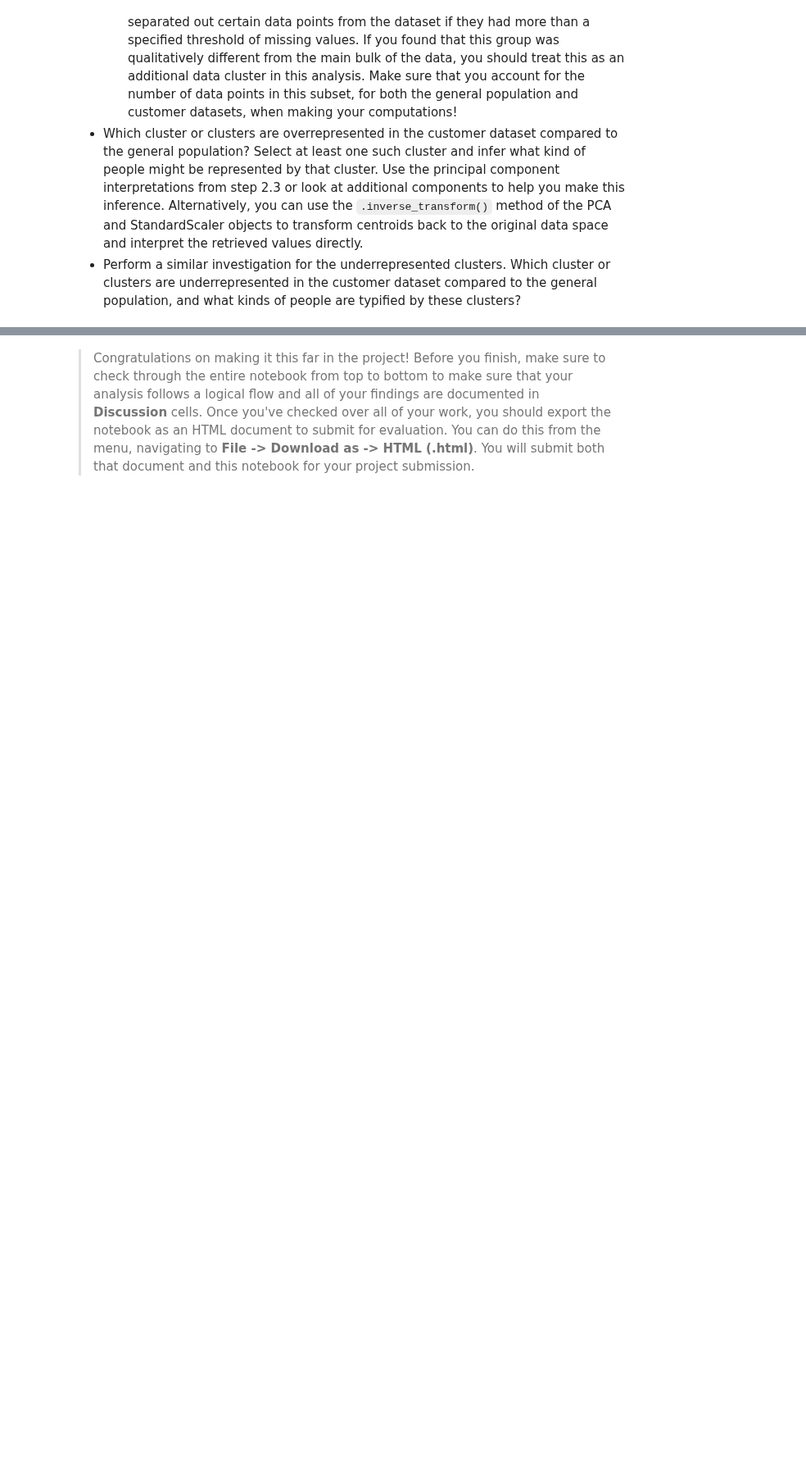
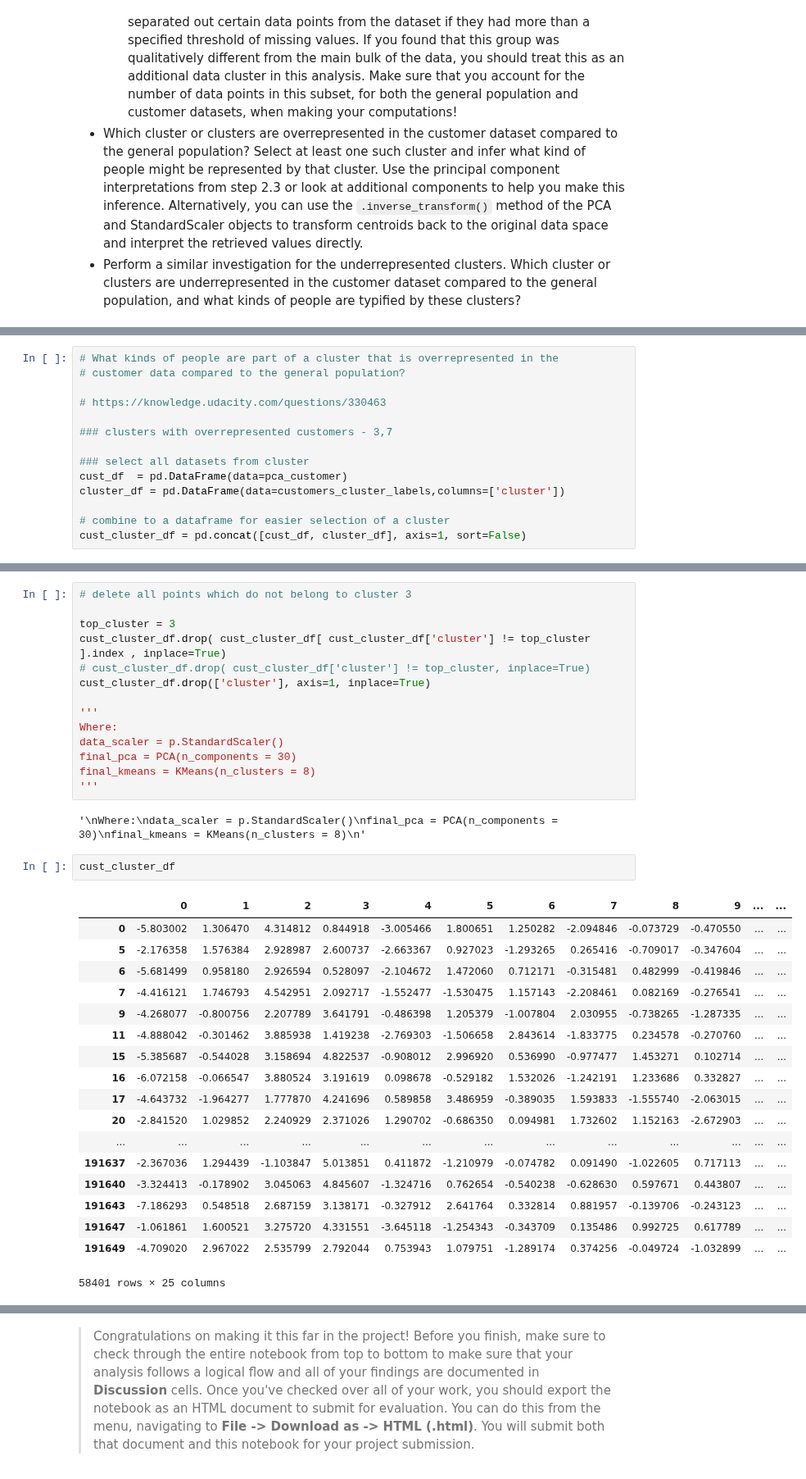
Before and after one commit to samthegolden/DSND_Term1, a Jupyter notebook: projects/p3_/Identify_Customer_Segments.ipynb, the cells around one changed output, grey strips where cells are left out. Shown at 82% size. Saved outputs shown, nothing was run; the diff lists cells and outputs as text; blank space fills up the shorter version.

```diff
--- a/projects/p3_/Identify_Customer_Segments.ipynb
+++ b/projects/p3_/Identify_Customer_Segments.ipynb
@@ -1539,0 +1687,14 @@ final_kmeans = KMeans(n_clusters = 8)
+# %%
+# What kinds of people are part of a cluster that is overrepresented in the
+# customer data compared to the general population?
+
+# https://knowledge.udacity.com/questions/330463
+
+### clusters with overrepresented customers - 3,7
+
+### select all datasets from cluster
+cust_df  = pd.DataFrame(data=pca_customer)
+cluster_df = pd.DataFrame(data=customers_cluster_labels,columns=['cluster'])
+
+# combine to a dataframe for easier selection of a cluster
+cust_cluster_df = pd.concat([cust_df, cluster_df], axis=1, sort=False)
@@ -1539,0 +1717,37 @@ final_kmeans = KMeans(n_clusters = 8)
+# %%
+# delete all points which do not belong to cluster 3
+
+top_cluster = 3
+cust_cluster_df.drop( cust_cluster_df[ cust_cluster_df['cluster'] != top_cluster ].index , inplace=True)
+# cust_cluster_df.drop( cust_cluster_df['cluster'] != top_cluster, inplace=True)
+cust_cluster_df.drop(['cluster'], axis=1, inplace=True)
+
+'''
+Where:
+data_scaler = p.StandardScaler()
+final_pca = PCA(n_components = 30)
+final_kmeans = KMeans(n_clusters = 8)
+'''
+# %% [output]
+'\nWhere:\ndata_scaler = p.StandardScaler()\nfinal_pca = PCA(n_components = 30)\nfinal_kmeans = KMeans(n_clusters = 8)\n'
+# %%
+cust_cluster_df
+# %% [output]
+|  | 0 | 1 | 2 | 3 | 4 | 5 | 6 | 7 | 8 | 9 | ... | ... |
+| 0 | -5.803002 | 1.306470 | 4.314812 | 0.844918 | -3.005466 | 1.800651 | 1.250282 | -2.094846 | -0.073729 | -0.470550 | ... | ... |
+| 5 | -2.176358 | 1.576384 | 2.928987 | 2.600737 | -2.663367 | 0.927023 | -1.293265 | 0.265416 | -0.709017 | -0.347604 | ... | ... |
+| 6 | -5.681499 | 0.958180 | 2.926594 | 0.528097 | -2.104672 | 1.472060 | 0.712171 | -0.315481 | 0.482999 | -0.419846 | ... | ... |
+| 7 | -4.416121 | 1.746793 | 4.542951 | 2.092717 | -1.552477 | -1.530475 | 1.157143 | -2.208461 | 0.082169 | -0.276541 | ... | ... |
+| 9 | -4.268077 | -0.800756 | 2.207789 | 3.641791 | -0.486398 | 1.205379 | -1.007804 | 2.030955 | -0.738265 | -1.287335 | ... | ... |
+| 11 | -4.888042 | -0.301462 | 3.885938 | 1.419238 | -2.769303 | -1.506658 | 2.843614 | -1.833775 | 0.234578 | -0.270760 | ... | ... |
+| 15 | -5.385687 | -0.544028 | 3.158694 | 4.822537 | -0.908012 | 2.996920 | 0.536990 | -0.977477 | 1.453271 | 0.102714 | ... | ... |
+| 16 | -6.072158 | -0.066547 | 3.880524 | 3.191619 | 0.098678 | -0.529182 | 1.532026 | -1.242191 | 1.233686 | 0.332827 | ... | ... |
+| 17 | -4.643732 | -1.964277 | 1.777870 | 4.241696 | 0.589858 | 3.486959 | -0.389035 | 1.593833 | -1.555740 | -2.063015 | ... | ... |
+| 20 | -2.841520 | 1.029852 | 2.240929 | 2.371026 | 1.290702 | -0.686350 | 0.094981 | 1.732602 | 1.152163 | -2.672903 | ... | ... |
+| ... | ... | ... | ... | ... | ... | ... | ... | ... | ... | ... | ... | ... |
+| 191637 | -2.367036 | 1.294439 | -1.103847 | 5.013851 | 0.411872 | -1.210979 | -0.074782 | 0.091490 | -1.022605 | 0.717113 | ... | ... |
+| 191640 | -3.324413 | -0.178902 | 3.045063 | 4.845607 | -1.324716 | 0.762654 | -0.540238 | -0.628630 | 0.597671 | 0.443807 | ... | ... |
+| 191643 | -7.186293 | 0.548518 | 2.687159 | 3.138171 | -0.327912 | 2.641764 | 0.332814 | 0.881957 | -0.139706 | -0.243123 | ... | ... |
+| 191647 | -1.061861 | 1.600521 | 3.275720 | 4.331551 | -3.645118 | -1.254343 | -0.343709 | 0.135486 | 0.992725 | 0.617789 | ... | ... |
+| 191649 | -4.709020 | 2.967022 | 2.535799 | 2.792044 | 0.753943 | 1.079751 | -1.289174 | 0.374256 | -0.049724 | -1.032899 | ... | ... |
+58401 rows × 25 columns
```
Also changed, not shown: parts of 28 cells of this notebook.
